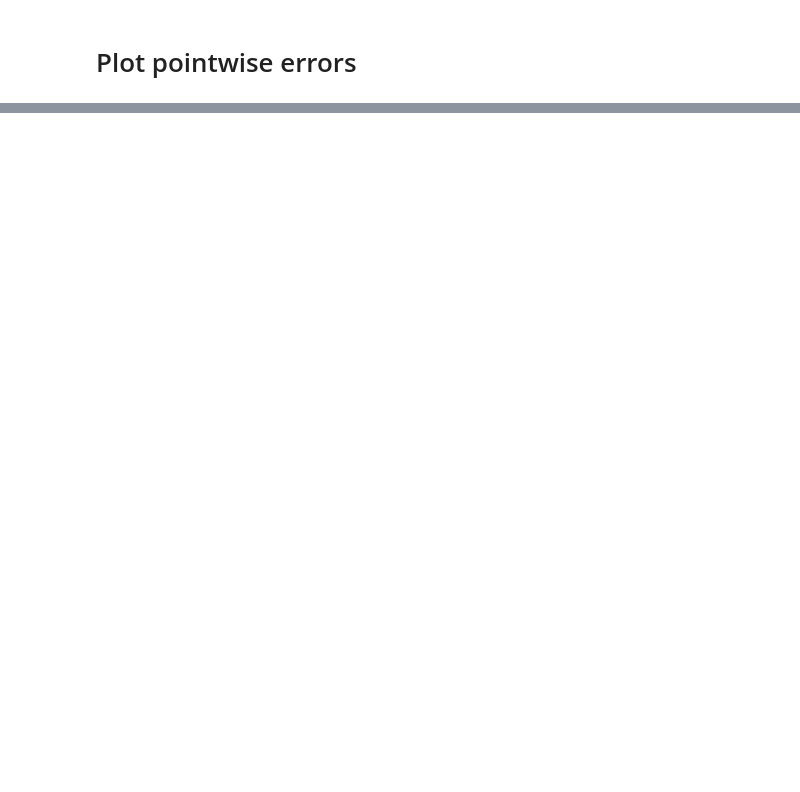
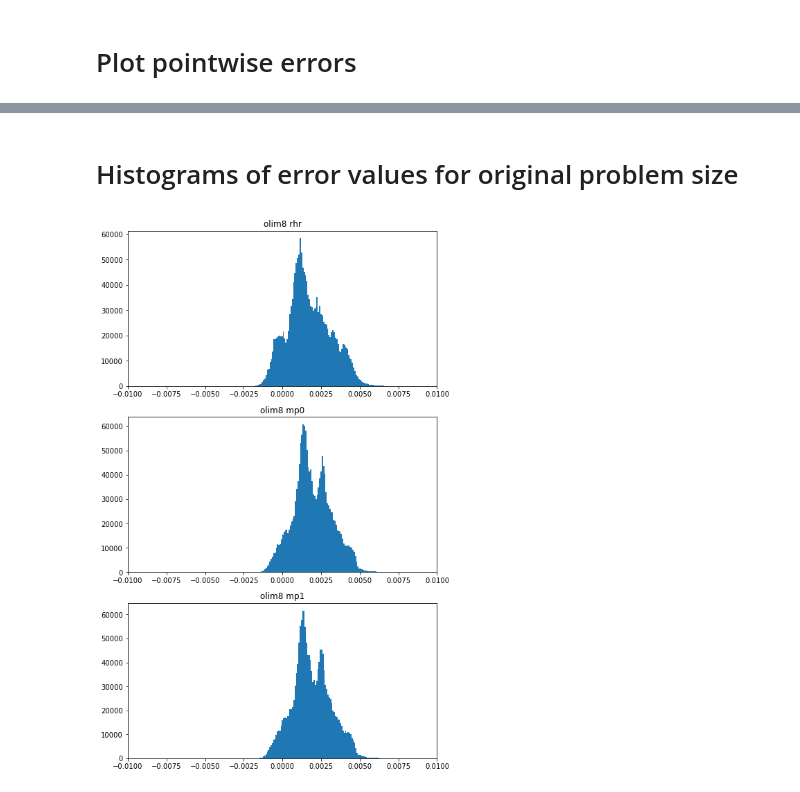
Before and after one commit to sampotter/olim-plots, a Jupyter notebook: marmousi.ipynb, the cells around one changed output, grey strips where cells are left out. Drawn from its saved outputs; the diff is of its cells as text; code cells hidden in the pictures; blank space fills up the shorter version.

```diff
--- a/marmousi.ipynb
+++ b/marmousi.ipynb
@@ -254,0 +272,19 @@ for nb, quad in it.product(nbs, quads):
+# %% [markdown]
+# Histograms of error values for original problem size
+# %%
+emin, emax = -0.01, 0.01
+
+fig, ax = plt.subplots(3, 1, figsize=(8, 14))
+
+ax[0].hist(E[pyolim.Neighborhood.OLIM8, pyolim.Quadrature.RHR, 3].flatten(), bins=100);
+ax[0].set_title('olim8 rhr')
+
+ax[1].hist(E[pyolim.Neighborhood.OLIM8, pyolim.Quadrature.MP0, 3].flatten(), bins=100);
+ax[1].set_title('olim8 mp0')
+
+ax[2].hist(E[pyolim.Neighborhood.OLIM8, pyolim.Quadrature.MP1, 3].flatten(), bins=100);
+ax[2].set_title('olim8 mp1')
+
+for _ in ax: _.set_xlim(emin, emax)
+# %% [output]
+[figure, added]
```
Also changed, not shown: parts of 6 cells of this notebook.
